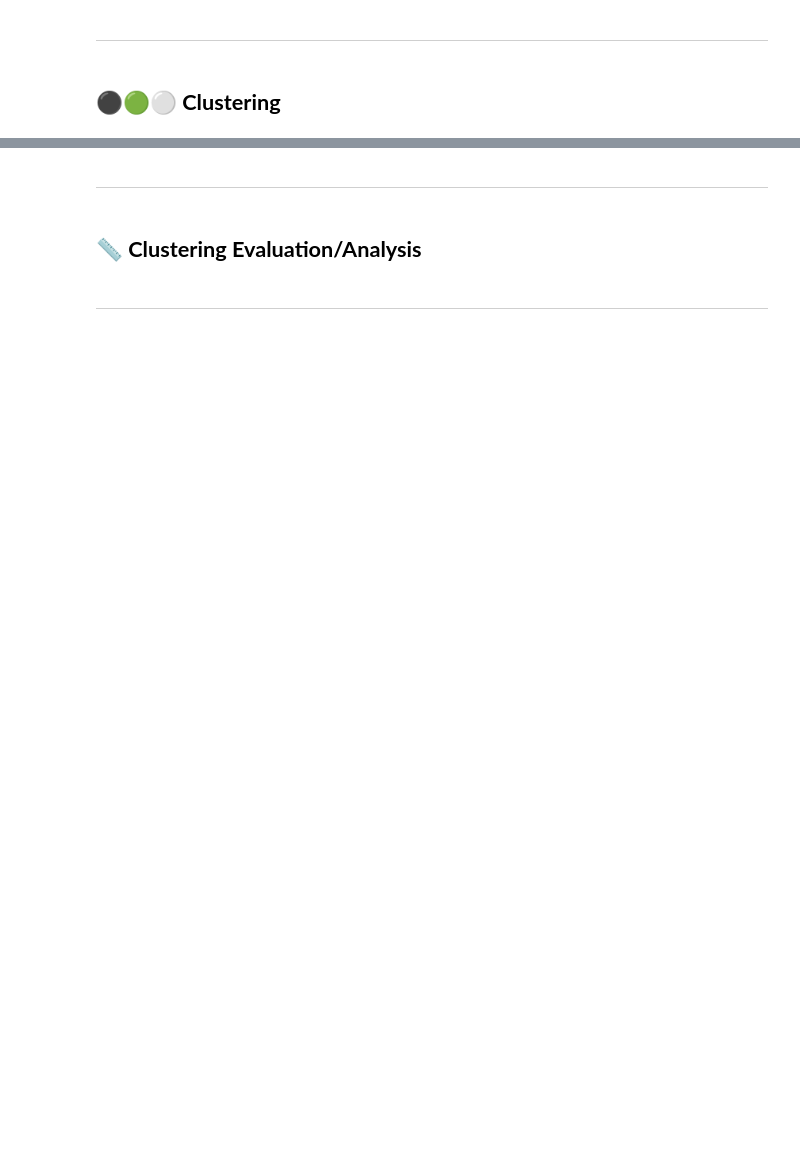
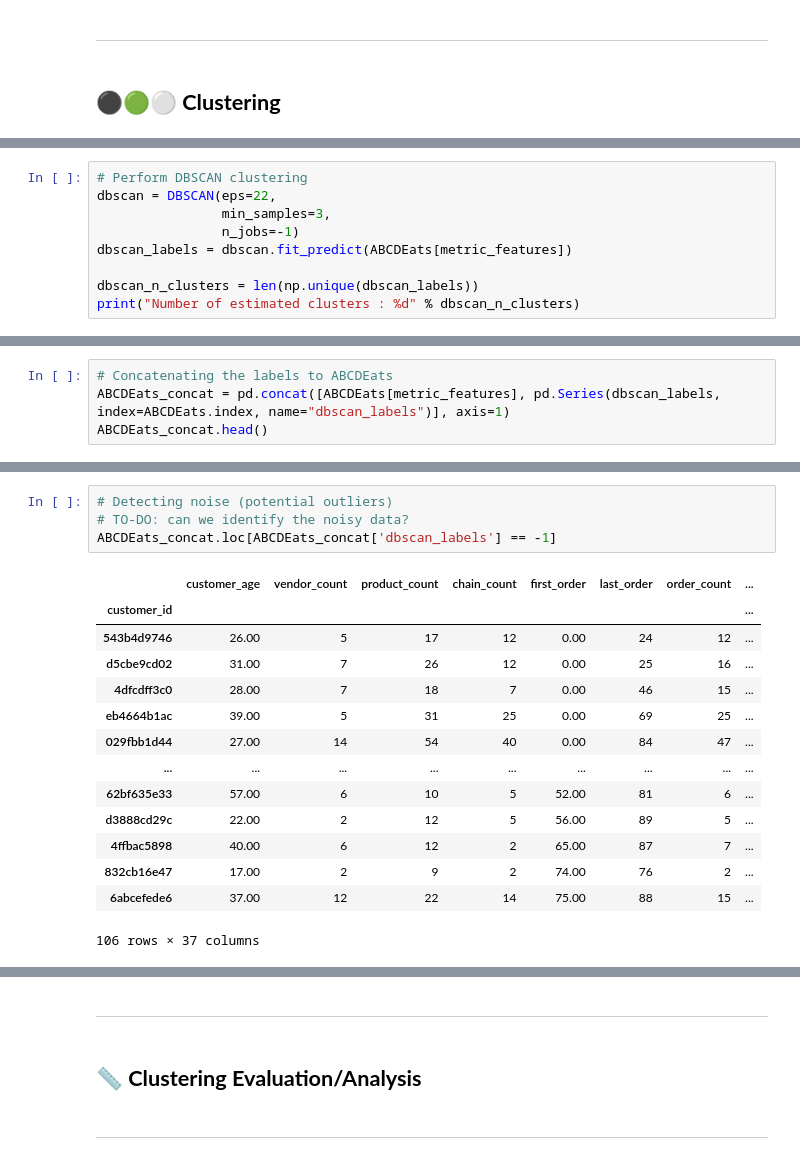
Before and after one commit to Silvestre17/DM_FoodDeliveryClustering_MasterProject, a Jupyter notebook: DM2425_Part2_37_05.ipynb, the cells around one changed output, grey strips where cells are left out. Saved outputs shown, nothing was run; the diff lists cells and outputs as text; blank space fills up the shorter version.

```diff
--- a/DM2425_Part2_37_05.ipynb
+++ b/DM2425_Part2_37_05.ipynb
@@ -198,0 +294,9 @@ weekdays_dict
+# %%
+# Perform DBSCAN clustering
+dbscan = DBSCAN(eps=22,
+                min_samples=3,
+                n_jobs=-1)
+dbscan_labels = dbscan.fit_predict(ABCDEats[metric_features])
+
+dbscan_n_clusters = len(np.unique(dbscan_labels))
+print("Number of estimated clusters : %d" % dbscan_n_clusters)
@@ -198,0 +315,4 @@ weekdays_dict
+# %%
+# Concatenating the labels to ABCDEats
+ABCDEats_concat = pd.concat([ABCDEats[metric_features], pd.Series(dbscan_labels, index=ABCDEats.index, name="dbscan_labels")], axis=1)
+ABCDEats_concat.head()
@@ -198,0 +327,19 @@ weekdays_dict
+# %%
+# Detecting noise (potential outliers)
+# TO-DO: can we identify the noisy data?
+ABCDEats_concat.loc[ABCDEats_concat['dbscan_labels'] == -1]
+# %% [output]
+|  | customer_age | vendor_count | product_count | chain_count | first_order | last_order | order_count | ... |
+| customer_id |  |  |  |  |  |  |  | ... |
+| 543b4d9746 | 26.00 | 5 | 17 | 12 | 0.00 | 24 | 12 | ... |
+| d5cbe9cd02 | 31.00 | 7 | 26 | 12 | 0.00 | 25 | 16 | ... |
+| 4dfcdff3c0 | 28.00 | 7 | 18 | 7 | 0.00 | 46 | 15 | ... |
+| eb4664b1ac | 39.00 | 5 | 31 | 25 | 0.00 | 69 | 25 | ... |
+| 029fbb1d44 | 27.00 | 14 | 54 | 40 | 0.00 | 84 | 47 | ... |
+| ... | ... | ... | ... | ... | ... | ... | ... | ... |
+| 62bf635e33 | 57.00 | 6 | 10 | 5 | 52.00 | 81 | 6 | ... |
+| d3888cd29c | 22.00 | 2 | 12 | 5 | 56.00 | 89 | 5 | ... |
+| 4ffbac5898 | 40.00 | 6 | 12 | 2 | 65.00 | 87 | 7 | ... |
+| 832cb16e47 | 17.00 | 2 | 9 | 2 | 74.00 | 76 | 2 | ... |
+| 6abcefede6 | 37.00 | 12 | 22 | 14 | 75.00 | 88 | 15 | ... |
+106 rows × 37 columns
```
Also changed, not shown: parts of 46 cells of this notebook, 5 other files.
